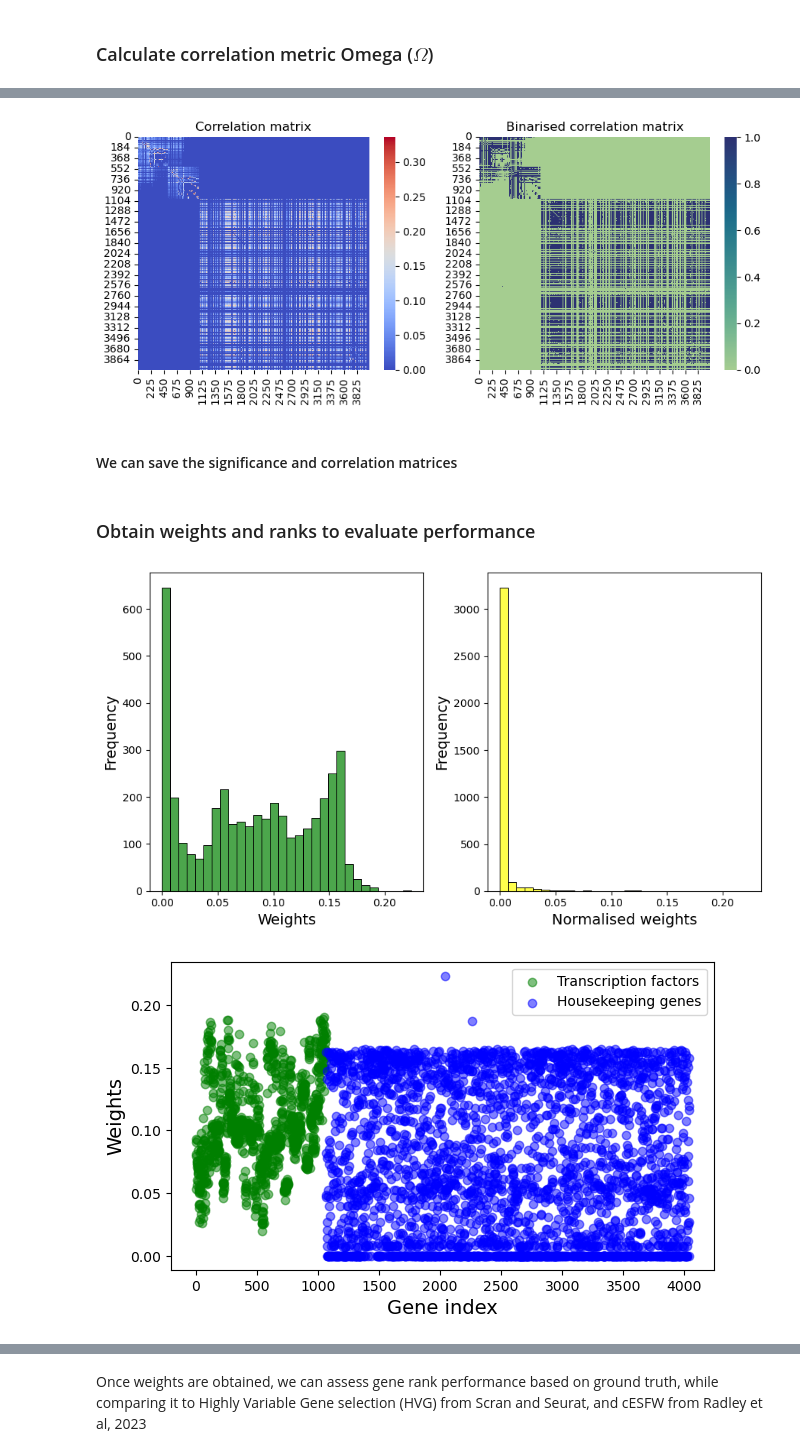
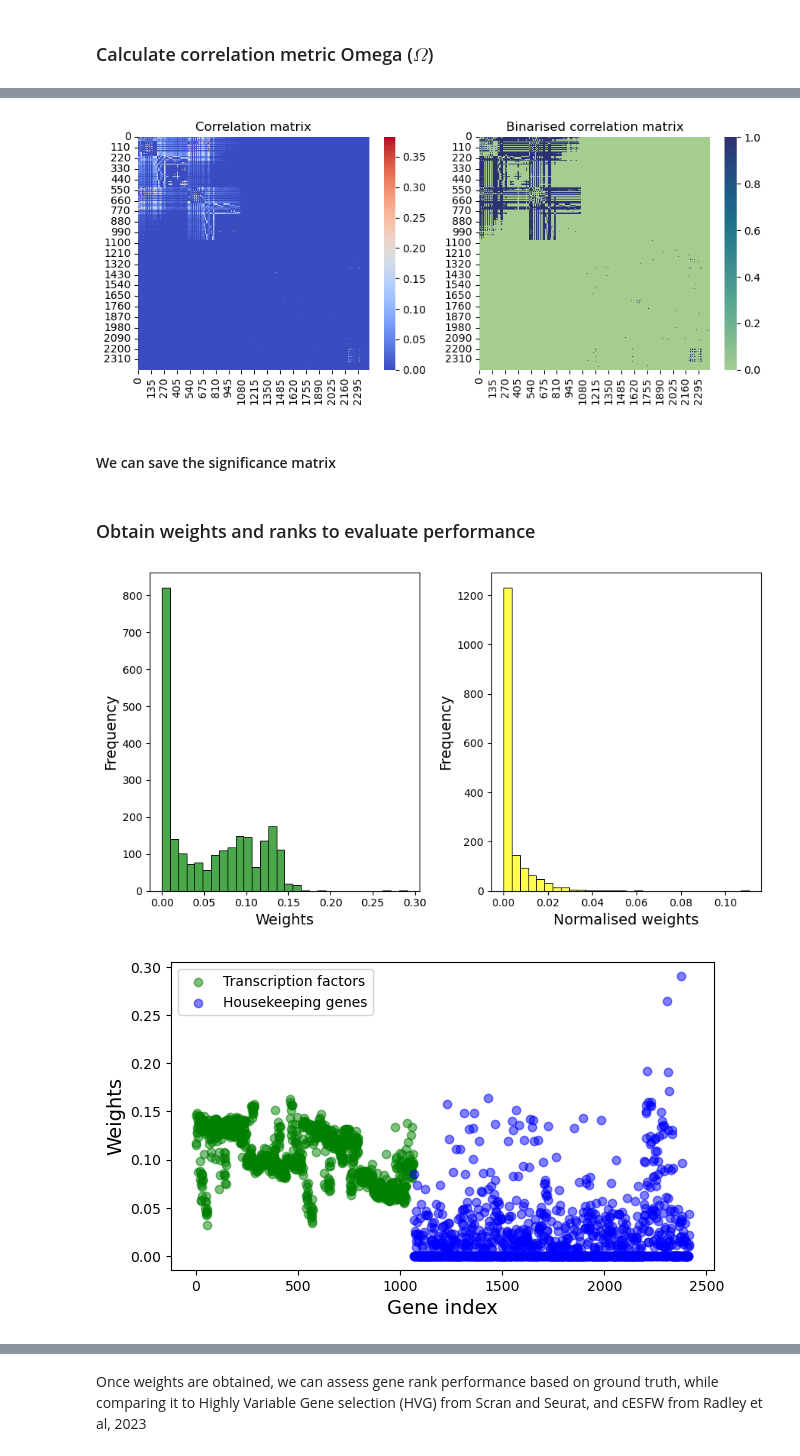
Before and after one commit to sgb67/ifw, a Jupyter notebook: syndata1_4/bIFW_biftrif_dummy.ipynb, the cells around one changed output, grey strips where cells are left out. Cells and saved outputs as stored; diff of their text form; code cells hidden in the pictures.

```diff
--- a/syndata1_4/bIFW_biftrif_dummy.ipynb
+++ b/syndata1_4/bIFW_biftrif_dummy.ipynb
@@ -70,6 +70,8 @@ def bIFW_preprocess_counts(count_matrix, clip = True, cutoff_percentile = 25, du
     print(f"Discretisation done. Returning resulting normalised and binarised matrices.\n")
     binarised_matrix = np.array(binarised_matrix).T
     binarised_df = pd.DataFrame(data=binarised_matrix, columns=Feature_IDs, index=norm_orig.index)
+    nan_values = np.sum(np.isnan(binarised_df.values))
+    print(f"There are {nan_values} NaN values in the masked significance matrix ({nan_values/(binarised_df.shape[0]*binarised_df.shape[0])} %).")
 
     if np.where(count_max == 0)[0].shape[0] > 0:
         return np.where(count_max == 0)[0], count_matrix, norm_orig, binarised_df
@@ -304,5 +312,9 @@ There are 0 NaN values in the masked significance matrix (0.0 %).
 # %% [markdown]
 The raw significance matrix is made of p-values or $\Phi$, which will determine which pairwise comparisons to make.
+# %%
+path = 'c:/Users/sergi/Documents/GitHub/fw_mres/dev_syndata/'
+chip = pd.read_csv(path + "/trifbif/bIFW_sign_matrix_raw_dummy_tmp.csv",header=0,index_col=0)
+chip_masked = pd.read_csv(path + "/trifbif/bIFW_sign_matrix_dummy_tmp.csv",header=0,index_col=0)
 # %%
 # We then log-transform the significance matrix and mask it for calculating correlations
     # We use a Bonferroni correction for this example
@@ -325,10 +337,20 @@ def mask_non_sig(sign_matrix, threshold=0.05, bonferroni=True):
     np.fill_diagonal(tm_sign_matrix.to_numpy(), 0) #remove inf values...
     print(f"The maximum value in the matrix is: {tm_sign_matrix.max().max()} and the minimum value is: {tm_sign_matrix.min().min()}\n")
     nan_values = np.sum(np.isnan(tm_sign_matrix.values))
-    print(f"There are {nan_values} NaN values in the masked significance matrix ({nan_values/(tm_sign_matrix.shape[0]*tm_sign_matrix.shape[0])} %).")
+    print(f"There are {nan_values} NaN values in the masked significance matrix ({nan_values/(tm_sign_matrix.shape[0]*tm_sign_matrix.shape[0])} %). This is caused when the pairwise comparison involves genes with only one state. Proceeding with their removal.\n")
+    # remove NaNs - created by genes with only 0s or 1s
+    np.fill_diagonal(tm_sign_matrix.to_numpy(), np.nan)
+    discarded_genes = tm_sign_matrix.columns[tm_sign_matrix.isna().all()]
+    chip_nonan = tm_sign_matrix.dropna(how="all", axis=0).dropna(how="all", axis=1)
+    print(f"The initial shape was {tm_sign_matrix.shape} and after removing uninformative genes it is {chip_nonan.shape}.")
+    np.fill_diagonal(chip_nonan.values, 0)
+
+    nan_values = np.sum(np.isnan(chip_nonan.values))
     print(f"Returning the transformed significance matrix and the transformed and masked significance matrix.\n")
-    return t_sign_matrix, tm_sign_matrix
+    print(f"In the final matrix, there are {nan_values} NaN values in the masked significance matrix ({nan_values/(chip_nonan.shape[0]*chip_nonan.shape[0])} %).\n")
 
-chip_t, chip_masked = mask_non_sig(sign_matrix=chip, threshold=0.05, bonferroni=True)
+    return discarded_genes.values.astype(int), t_sign_matrix, chip_nonan
+
+discarded_genes, chip_t, chip_masked = mask_non_sig(sign_matrix=chip, threshold=0.05, bonferroni=True)
 # %% [output]
 Bonferroni-corrected -log(p) threshold is 19.603732215464383, and the p-value is 3.063425154396628e-09
@@ -359,2 +408,7 @@ plt.show()
 # %% [markdown]
 ### Calculate correlation metric Omega ($\Omega$)
+# %%
+# drop genes from binarised_df!
+drop_genes = binarised_df.columns[discarded_genes]
+binarised_df = binarised_df.drop(columns=drop_genes)
+binarised_df.shape
@@ -536,6 +592,6 @@ axes[1].set_title('Binarised correlation matrix', fontsize=12)
 plt.tight_layout()
 plt.show()
 # %% [output]
-[figure, old version]
+[figure, new version]
 # %% [markdown]
-#### We can save the significance and correlation matrices
+#### We can save the significance matrix
@@ -581,20 +635,20 @@ axes[1].set_ylabel('Frequency', fontsize=14)
 plt.tight_layout()
 plt.show()
 # %% [output]
-[figure, old version]
+[figure, new version]
 # %%
 # Plotting weights wrt gene index, assuming synthetic genes are ordered
 n = syndata.shape[1]
 geneIDs = np.arange(n)
 plt.figure(figsize=(7, 4))
 plt.scatter(geneIDs[0:1065], weights[0:1065], c='green', label='Transcription factors', alpha=0.5)
-plt.scatter(geneIDs[1066:4040], weights[1066:4040], c='blue', label='Housekeeping genes', alpha=0.5)
+plt.scatter(geneIDs[1066:2416], weights[1066:2416], c='blue', label='Housekeeping genes', alpha=0.5)
 plt.xlabel('Gene index', fontsize=14)
 plt.ylabel('Weights', fontsize=14)
 plt.legend()
 plt.show()
 # %% [output]
-[figure, old version]
+[figure, new version]
 # %%
 plt.figure(figsize=(7, 4))
 plt.scatter(geneIDs[0:1065], n_weights[0:1065], c='green', label='Transcription factors', alpha=0.5)
```
Also changed, not shown: parts of 15 cells of this notebook, 1 other file.
